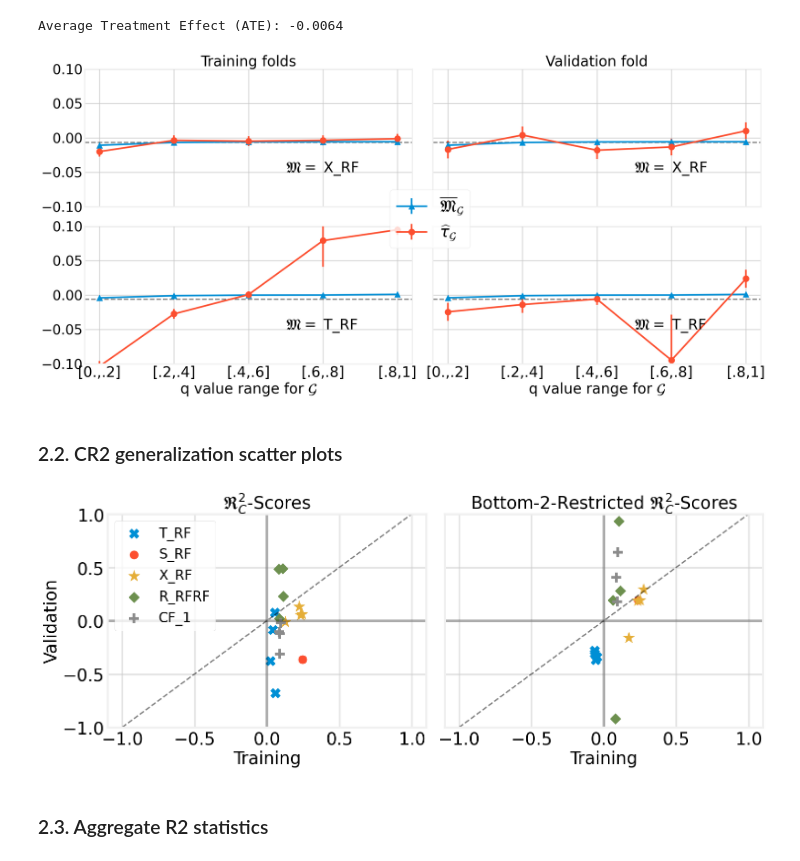
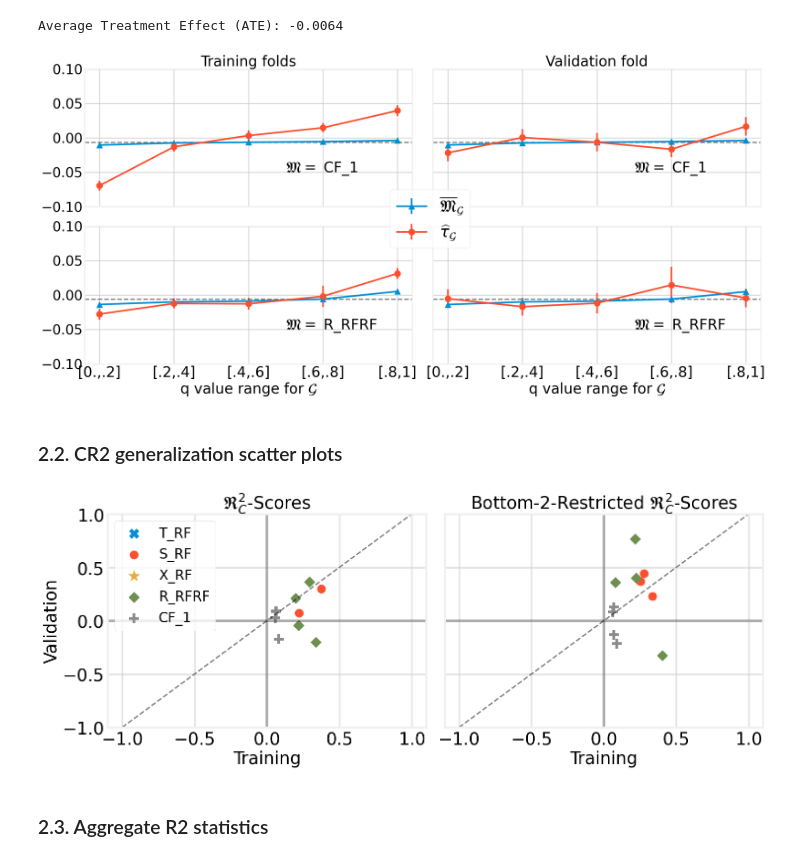
Before and after one commit to Zen0fficial/causal-targeting, a Jupyter notebook: 03a_GI_validate_CATE_estimators.ipynb, the cells around one changed output. Drawn from its saved outputs; the diff is of its cells as text; code cells hidden in the pictures.

```diff
--- a/03a_GI_validate_CATE_estimators.ipynb
+++ b/03a_GI_validate_CATE_estimators.ipynb
@@ -175,7 +177,7 @@ mpl.rcParams['figure.titlesize'] = label_size
 xticks = ['[0.,.2]', '[.2,.4]', '[.4,.6]', '[.6,.8]', '[.8,1]']
 fig, axes = plt.subplots(2, 2, sharey = True, sharex=True, figsize = [25, 12])
 axes = axes.flatten()
-for j, estimator in enumerate(['x_rf', 's_rf']):
+for j, estimator in enumerate(['causal_forest_1', 'r_rfrf']):
     ax1, ax2 = axes[2*j], axes[2*j+1]
     for k, (lab, title, ax) in enumerate(zip(["train", "val"],
                                              ["Training folds", "Validation fold"],
@@ -205,34 +207,34 @@ for j, estimator in enumerate(['x_rf', 's_rf']):
         if j == 1:
             ax.set_xticks(np.arange(0, n_bins))
 #             ax.set_xticklabels(cal_plot_data[k][estimator].index)
             ax.set_xticklabels(xticks)
             ax.set_xlabel(r"q value range for $\mathcal{G}$")
 #         if j == 0:
 #             if k == 0:
 #                 ax.legend(fontsize = 45)
 
         ax.grid(True, alpha = 0.7)
 #         ax.spines['right'].set_visible(False)
         ax.spines['top'].set_visible(False)
 #         ax.spines['bottom'].set_visible(False)
 # plt.suptitle("TC Events", y=1.01)
 plt.tight_layout()
 # Add legend
 leg = fig.legend((p1, p2), (r'$\overline{\mathfrak{M}}_{\mathcal {G}}$',
                             r'$\widehat{\tau}_{\mathcal{G}}$'),
                  loc='center right', bbox_to_anchor=(0.6, 0.52),
                  fontsize=38, frameon=True)
 
 if savfig:
     plt.savefig(SAVE_PATH + f"{outcome}_x_rf_s_rf_calibration_plot.pdf",
                 bbox_inches='tight')
 # leg.remove()
 # if savfig:
 #     plt.savefig(SAVE_PATH + f"{outcome_name}_x_rf_s_rf_calibration_plot_no_leg.pdf"
 #                 , bbox_inches='tight')
 # plt.show()
 # %% [output]
-[figure, old version]
+[figure, new version]
 # %% [markdown]
 ### 2.2. CR2 generalization scatter plots
 # %%
@@ -301,7 +303,7 @@ if savfig:
     plt.savefig(SAVE_PATH + f"{outcome}_r2.pdf")
 plt.show()
 # %% [output]
-[figure, old version]
+[figure, new version]
 # %% [markdown]
 ### 2.3. Aggregate R2 statistics
 # %%
```
Also changed, not shown: parts of 5 cells of this notebook, 3 other files.
